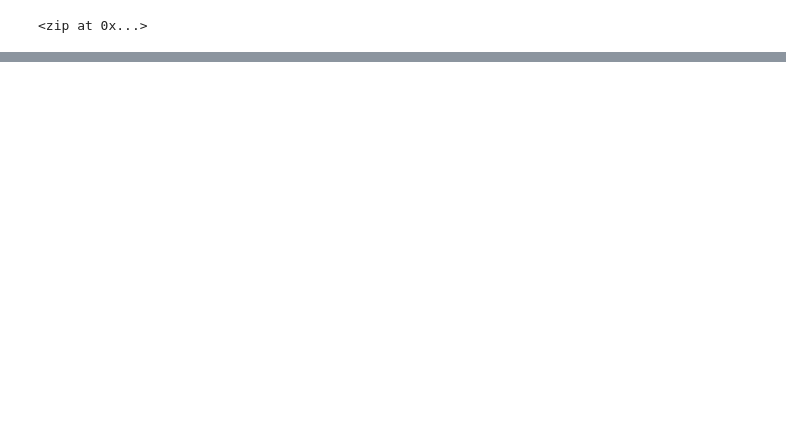
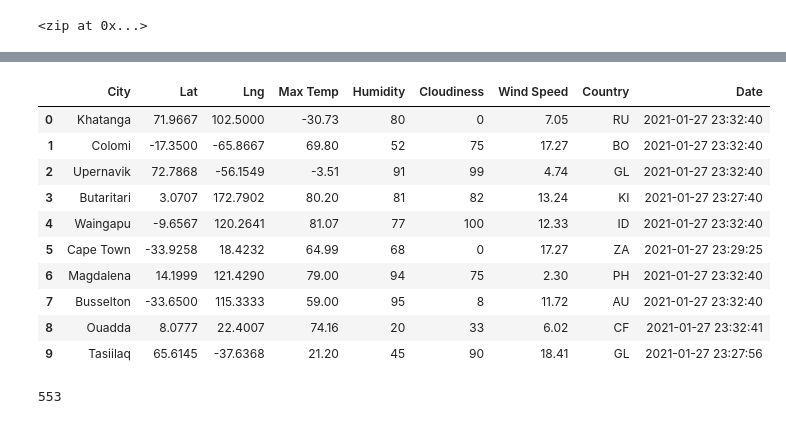
Before and after one commit to Eileen-S-code/World_Weather_Analysis, a Jupyter notebook: WeatherPy.ipynb, the cells around one changed output, grey strips where cells are left out. Cells and saved outputs as stored; diff of their text form; code cells hidden in the pictures; blank space fills up the shorter version.

Commit message:
Adding dataframe

```diff
--- a/WeatherPy.ipynb
+++ b/WeatherPy.ipynb
@@ -33,0 +40,3 @@ len(cities)
+# %%
+# Starting URL for Weather Map API Call.
+url = "http://api.openweathermap.org/data/2.5/weather?units=Imperial&APPID=" + weather_api_key
@@ -33,0 +123,20 @@ len(cities)
+# %%
+# Convert the array of dictionaries to a Pandas DataFrame.
+city_data_df = pd.DataFrame(city_data)
+city_data_df.head(10)
+# %% [output]
+|  | City | Lat | Lng | Max Temp | Humidity | Cloudiness | Wind Speed | Country | Date |
+| 0 | Khatanga | 71.9667 | 102.5000 | -30.73 | 80 | 0 | 7.05 | RU | 2021-01-27 23:32:40 |
+| 1 | Colomi | -17.3500 | -65.8667 | 69.80 | 52 | 75 | 17.27 | BO | 2021-01-27 23:32:40 |
+| 2 | Upernavik | 72.7868 | -56.1549 | -3.51 | 91 | 99 | 4.74 | GL | 2021-01-27 23:32:40 |
+| 3 | Butaritari | 3.0707 | 172.7902 | 80.20 | 81 | 82 | 13.24 | KI | 2021-01-27 23:27:40 |
+| 4 | Waingapu | -9.6567 | 120.2641 | 81.07 | 77 | 100 | 12.33 | ID | 2021-01-27 23:32:40 |
+| 5 | Cape Town | -33.9258 | 18.4232 | 64.99 | 68 | 0 | 17.27 | ZA | 2021-01-27 23:29:25 |
+| 6 | Magdalena | 14.1999 | 121.4290 | 79.00 | 94 | 75 | 2.30 | PH | 2021-01-27 23:32:40 |
+| 7 | Busselton | -33.6500 | 115.3333 | 59.00 | 95 | 8 | 11.72 | AU | 2021-01-27 23:32:40 |
+| 8 | Ouadda | 8.0777 | 22.4007 | 74.16 | 20 | 33 | 6.02 | CF | 2021-01-27 23:32:41 |
+| 9 | Tasiilaq | 65.6145 | -37.6368 | 21.20 | 45 | 90 | 18.41 | GL | 2021-01-27 23:27:56 |
+# %%
+len(city_data)
+# %% [output]
+553
```
Also changed, not shown: parts of 5 cells of this notebook, 3 other files.
